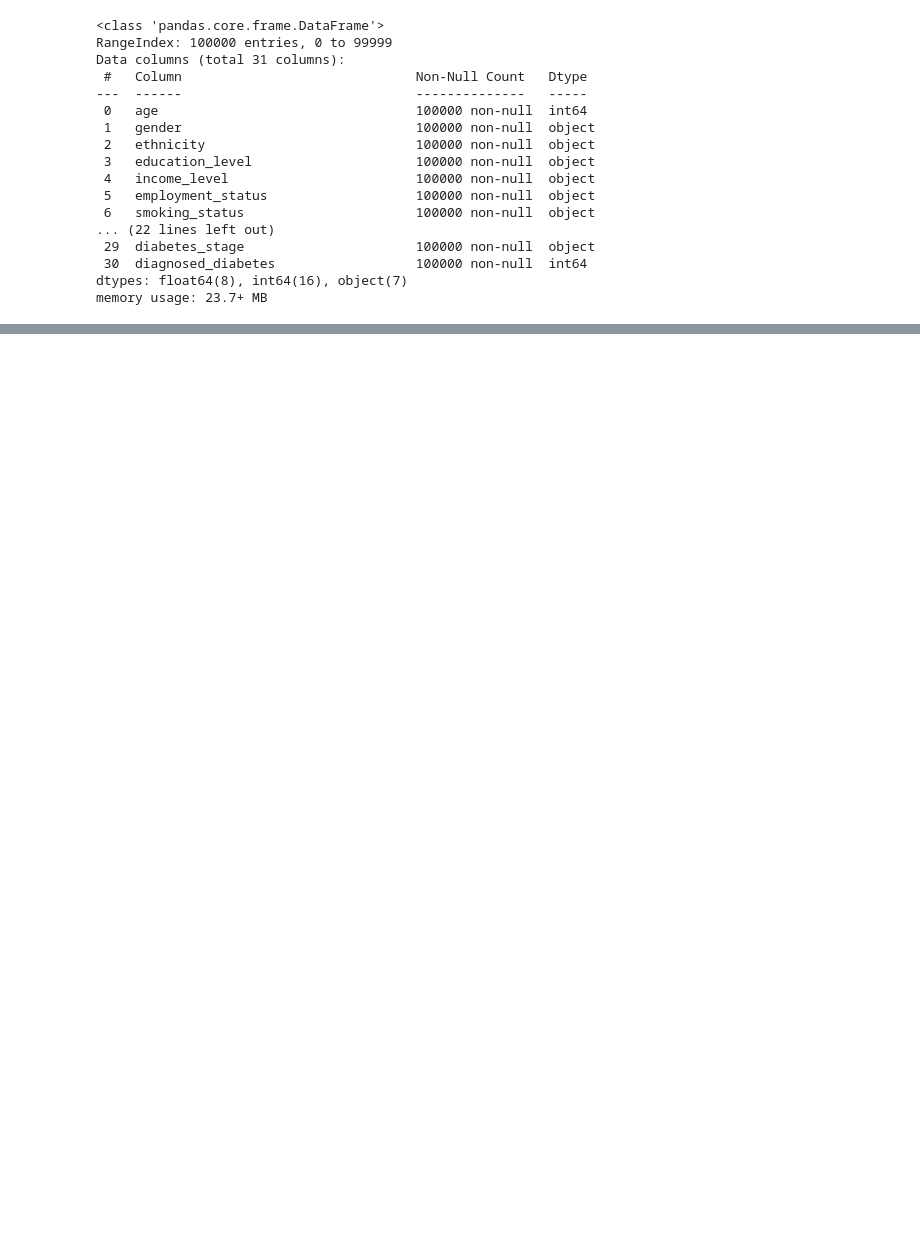
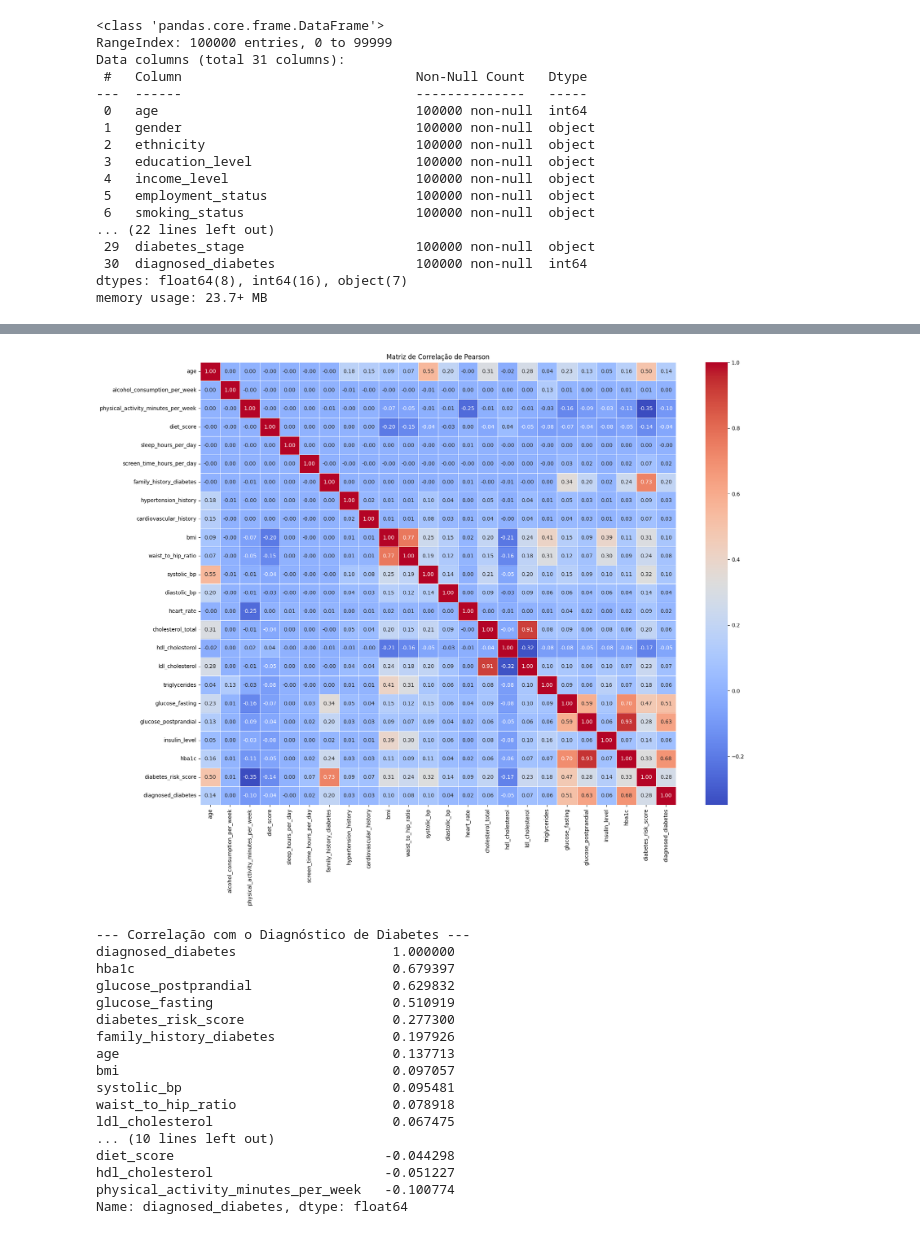
Before and after one commit to EvertonTeix/CdD_2025.2, a Jupyter notebook: notebooks/dataset_diabetes.ipynb, the cells around one changed output, grey strips where cells are left out. Drawn from its saved outputs; the diff is of its cells as text; code cells hidden in the pictures; blank space fills up the shorter version.

```diff
--- a/notebooks/dataset_diabetes.ipynb
+++ b/notebooks/dataset_diabetes.ipynb
@@ -74,0 +144,33 @@ memory usage: 23.7+ MB
+# %%
+if not df.empty:
+
+    numeric_df_for_corr = df.select_dtypes(include=['float64', 'int64'])
+
+    plt.figure(figsize=(20, 15))
+    correlation_matrix = numeric_df_for_corr.corr()
+    sns.heatmap(correlation_matrix, annot=True, fmt='.2f', cmap='coolwarm', linewidths=0.5)
+    plt.title('Matriz de Correlação de Pearson')
+    plt.show()
+
+    if 'diagnosed_diabetes' in correlation_matrix:
+        print("\n--- Correlação com o Diagnóstico de Diabetes ---")
+        print(correlation_matrix['diagnosed_diabetes'].sort_values(ascending=False))
+# %% [output]
+[figure, added]
+--- Correlação com o Diagnóstico de Diabetes ---
+diagnosed_diabetes                    1.000000
+hba1c                                 0.679397
+glucose_postprandial                  0.629832
+glucose_fasting                       0.510919
+diabetes_risk_score                   0.277300
+family_history_diabetes               0.197926
+age                                   0.137713
+bmi                                   0.097057
+systolic_bp                           0.095481
+waist_to_hip_ratio                    0.078918
+ldl_cholesterol                       0.067475
+... (10 lines left out)
+diet_score                           -0.044298
+hdl_cholesterol                      -0.051227
+physical_activity_minutes_per_week   -0.100774
+Name: diagnosed_diabetes, dtype: float64
```
Also changed, not shown: parts of 14 cells of this notebook, 1 other file.
